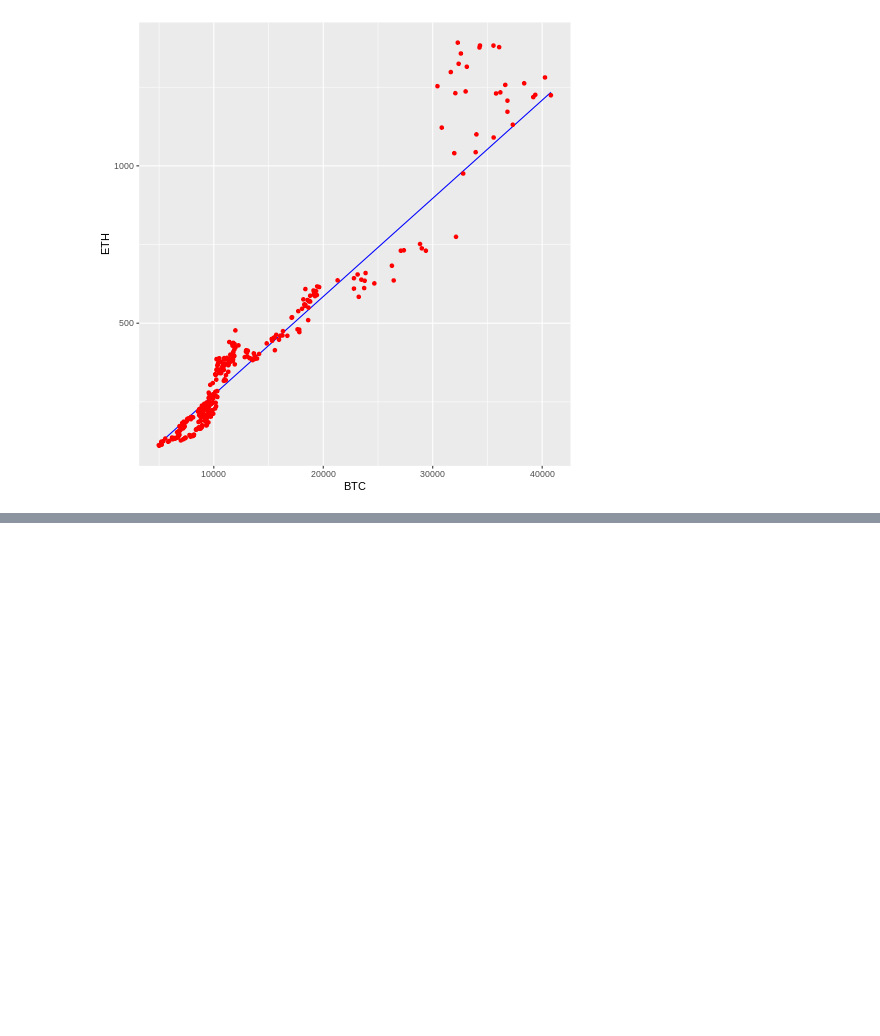
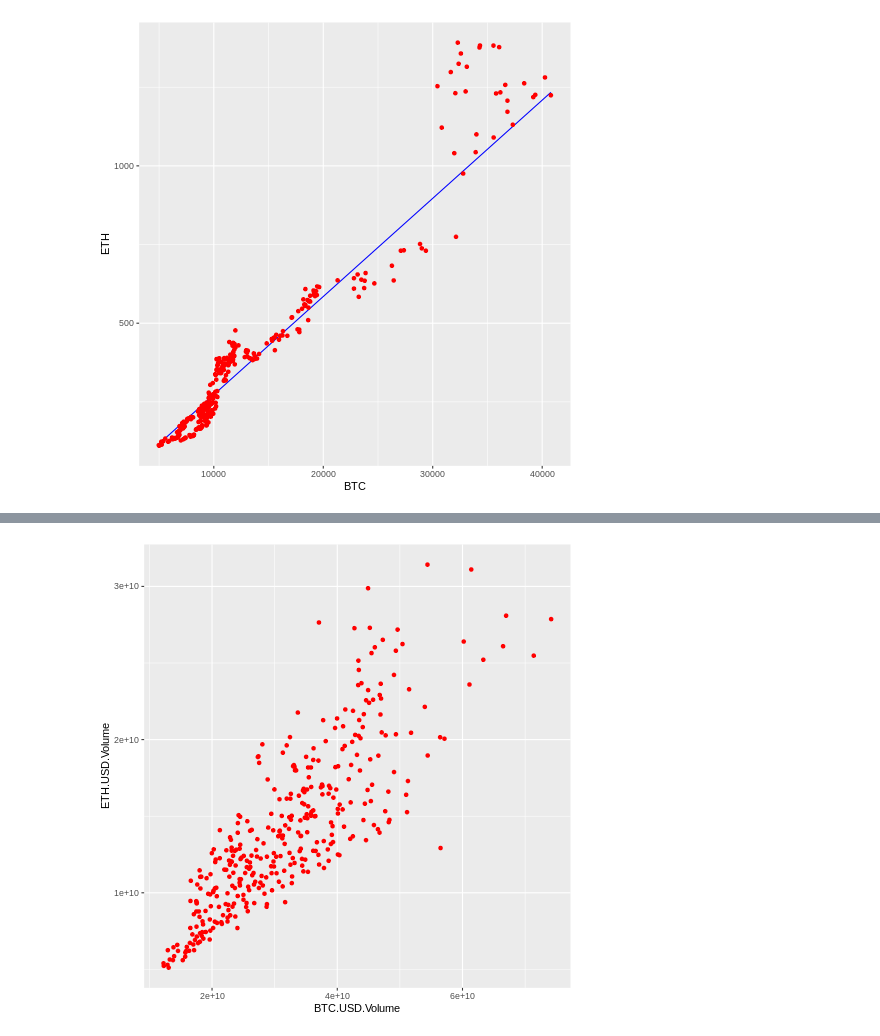
Before and after one commit to Miguelwan/Bitcoin_and_Ethereum, a Jupyter notebook: bitcoin_ethereum.ipynb, the cells around one changed output, grey strips where cells are left out. Saved outputs shown, nothing was run; the diff lists cells and outputs as text; code cells hidden in the pictures; blank space fills up the shorter version.

```diff
--- a/bitcoin_ethereum.ipynb
+++ b/bitcoin_ethereum.ipynb
@@ -469,0 +493,18 @@ ggplot() +
+# %%
+%%R
+EB_Volume <- NULL
+for (ticker in tickersEB){
+  EB_Volume <- cbind(EB_Volume,
+                           getSymbols.yahoo(ticker,
+                                                      from = starting_date,
+                                                      to = final_date,
+                                                      periodicity = "daily",
+                                                      auto.assign = F)[,5])
+
+}
+# %%
+%%R
+EB_Volume <- na.omit(EB_Volume)
+ggplot(EB_Volume, aes(x = BTC.USD.Volume, y = ETH.USD.Volume)) + geom_point(colour = 'red')
+# %% [output]
+[figure, added]
```
Also changed, not shown: parts of 37 cells of this notebook.
